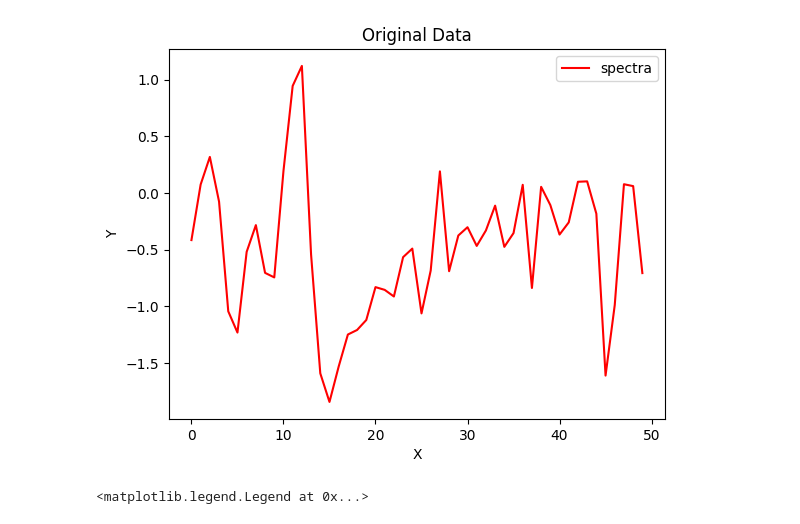
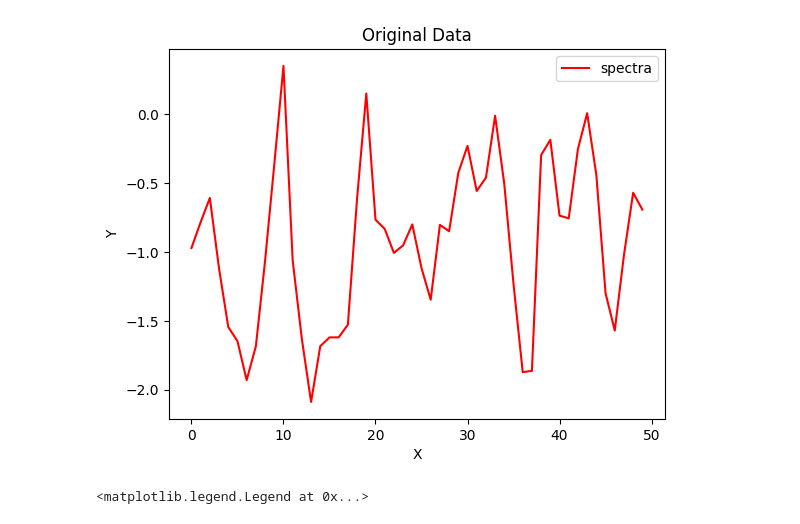
Before and after one commit to MuhammadOsmanFarooqui/msc-thesis, a Jupyter notebook: magnetic-noiseremoval.ipynb, the cells around one changed output. Drawn from its saved outputs; the diff is of its cells as text; code cells hidden in the pictures.

```diff
--- a/magnetic-noiseremoval.ipynb
+++ b/magnetic-noiseremoval.ipynb
@@ -6,7 +4,7 @@ import matplotlib.pyplot as plt
 import pandas as pd
 from sklearn.model_selection import train_test_split
 from numpy import random
-f = open("mag_derv.grd", "r")
+f = open("/content/mag_derv_(1).grd", "r")
 a = f.read()
 z1 =a.split("\n")
 cs =[]
@@ -37,0 +34,19 @@ original_data = data
+# %%
+'''
+print(original_data)
+len(original_data)
+import numpy as np
+import matplotlib.pyplot as plt
+
+# Example grid data
+original_data = np.random.rand(24, 50)  # Example 10x10 grid data, replace with your actual data
+
+# Plot grid data
+plt.figure(figsize=(8, 6))
+plt.imshow(original_data, cmap='viridis', extent=[0, 10, 0, 10])
+plt.colorbar(label='Value')
+plt.title('Grid Data')
+plt.xlabel('X-axis')
+plt.ylabel('Y-axis')
+plt.show()
+'''
@@ -38,27 +72,27 @@ original_data = data
 # %%
 # Add Gaussian noise
 mean = 0
 std_deviation = 25
 #adding seed
 rnd_seed = 42
 rng = np.random.default_rng(seed=rnd_seed)
 #change 0.0001 to 0.0001
 gaussian_noise = 0.01 * rng.normal(mean, std_deviation, original_data.shape)
 #gaussian_noisy_data = original_data + np.random.normal(mean, std_deviation, original_data.shape)
 # Add Poisson noise
 lambda_value = 10
 #change 0.001 to 0.0001
 poisson_noise =  0.01 * (rng.poisson(lambda_value, original_data.shape) - lambda_value)
 #poisson_noisy_data = np.random.poisson(lambda_value, original_data.shape)
 
-plt.plot(np.arange(0,len(data.columns)), data.iloc[0].T, color='red', label='spectra')
+plt.plot(np.arange(0,len(data.columns)), data.iloc[4].T, color='red', label='spectra')
 plt.xlabel('X')
 plt.ylabel('Y')
 plt.title('Original Data')
 plt.legend()
 plt.show()
 # %% [output]
-[figure, old version]
+[figure, new version]
 # %%
 # combining two noise
 noisy_data = original_data + gaussian_noise + poisson_noise
```
Also changed, not shown: parts of 29 cells of this notebook.
